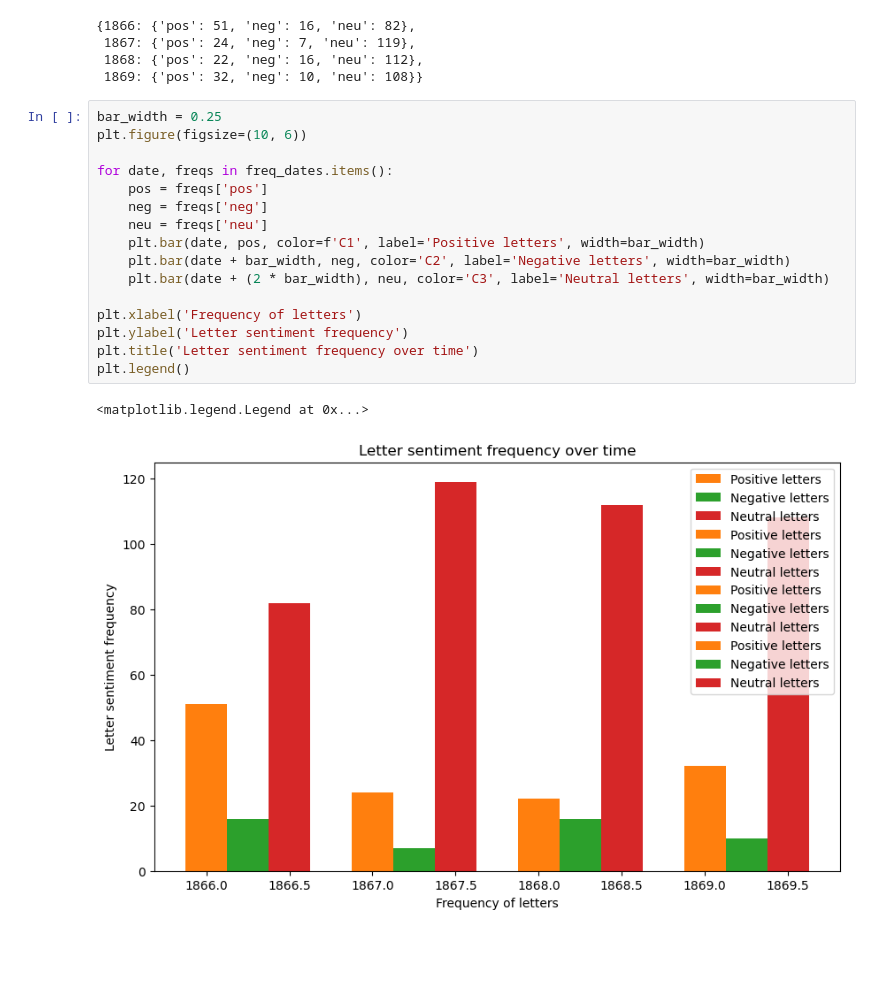
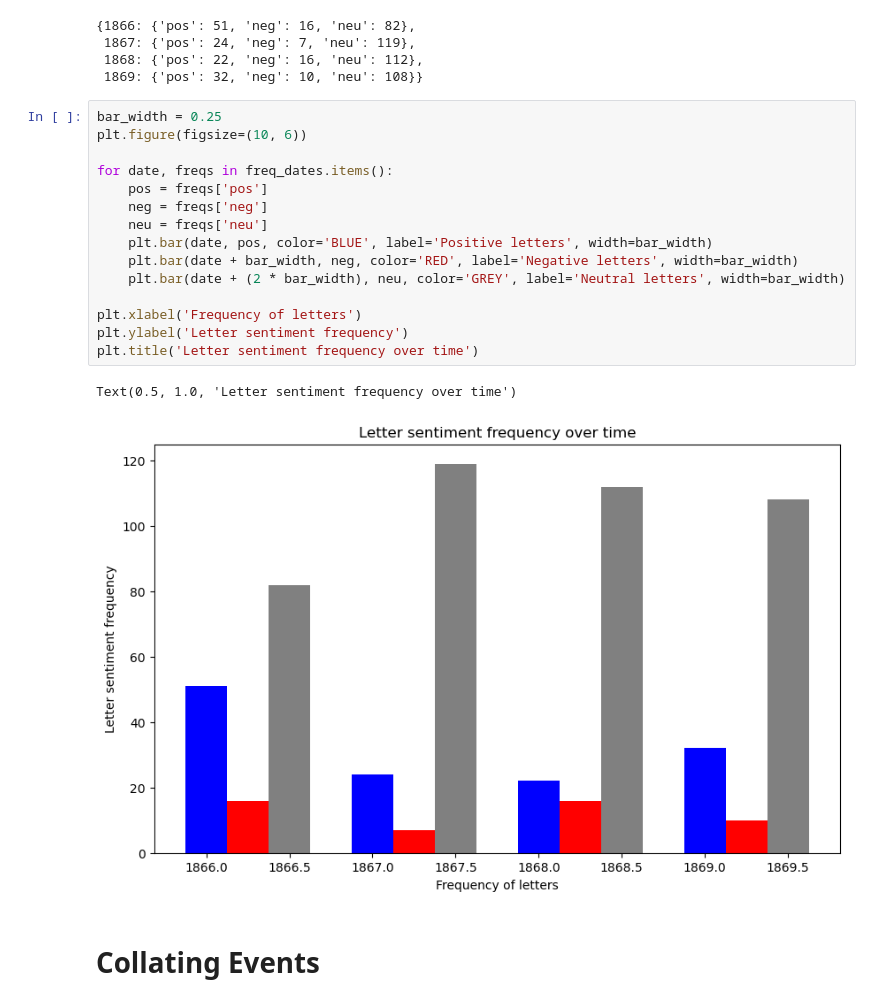
Before and after one commit to hanleyc01/sentiment-analysis, a Jupyter notebook: per_year_sentiment.ipynb, the cells around one changed output. Drawn from its saved outputs; the diff is of its cells as text; blank space fills up the shorter version.

Commit message:
finished sentiment analysis

```diff
--- a/per_year_sentiment.ipynb
+++ b/per_year_sentiment.ipynb
@@ -126,19 +131,20 @@ freq_dates
 # %%
 bar_width = 0.25
 plt.figure(figsize=(10, 6))
 
 for date, freqs in freq_dates.items():
     pos = freqs['pos']
     neg = freqs['neg']
     neu = freqs['neu']
-    plt.bar(date, pos, color=f'C1', label='Positive letters', width=bar_width)
-    plt.bar(date + bar_width, neg, color='C2', label='Negative letters', width=bar_width)
-    plt.bar(date + (2 * bar_width), neu, color='C3', label='Neutral letters', width=bar_width)
+    plt.bar(date, pos, color='BLUE', label='Positive letters', width=bar_width)
+    plt.bar(date + bar_width, neg, color='RED', label='Negative letters', width=bar_width)
+    plt.bar(date + (2 * bar_width), neu, color='GREY', label='Neutral letters', width=bar_width)
 
 plt.xlabel('Frequency of letters')
 plt.ylabel('Letter sentiment frequency')
 plt.title('Letter sentiment frequency over time')
-plt.legend()
 # %% [output]
-<matplotlib.legend.Legend at 0x...>
+Text(0.5, 1.0, 'Letter sentiment frequency over time')
-[figure, old version]
+[figure, new version]
+# %% [markdown]
+# Collating Events
```
Also changed, not shown: parts of 8 cells of this notebook, 1 other file.
